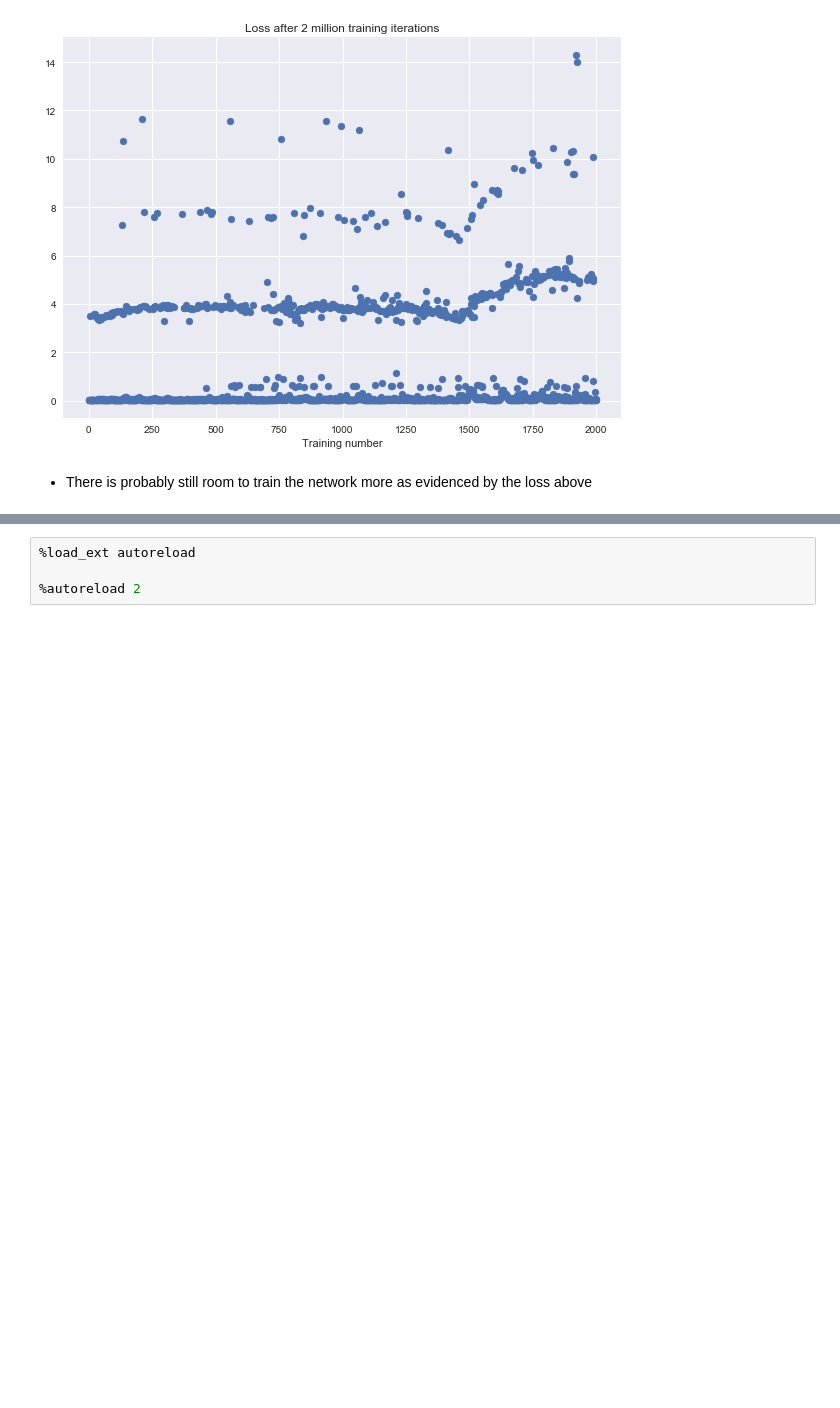
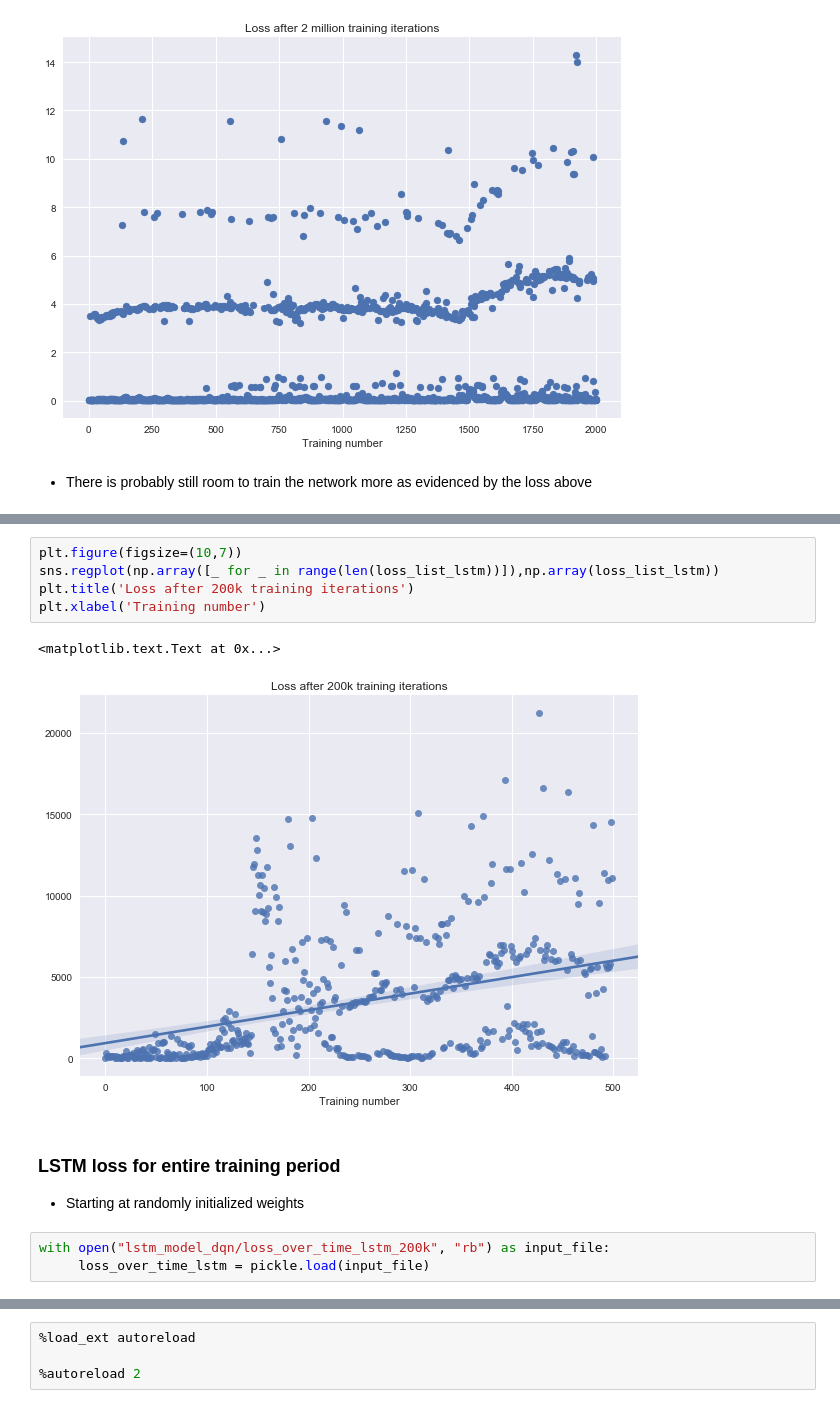
Before and after one commit to jonhilgart22/UNH-projects, a Jupyter notebook: deep_learning/notebooks/NYC_Maximize_Taxi_Cab_Fare_With_Reinforcement_Learning.ipynb, the cells around one changed output, grey strips where cells are left out. Saved outputs shown, nothing was run; the diff lists cells and outputs as text; blank space fills up the shorter version.

```diff
--- a/deep_learning/notebooks/NYC_Maximize_Taxi_Cab_Fare_With_Reinforcement_Learning.ipynb
+++ b/deep_learning/notebooks/NYC_Maximize_Taxi_Cab_Fare_With_Reinforcement_Learning.ipynb
@@ -1008,0 +1059,14 @@ plt.xlabel('Training number')
+# %%
+plt.figure(figsize=(10,7))
+sns.regplot(np.array([_ for _ in range(len(loss_list_lstm))]),np.array(loss_list_lstm))
+plt.title('Loss after 200k training iterations')
+plt.xlabel('Training number')
+# %% [output]
+<matplotlib.text.Text at 0x...>
+[figure, added]
+# %% [markdown]
+### LSTM loss for entire training period
+- Starting at randomly initialized weights
+# %%
+with open("lstm_model_dqn/loss_over_time_lstm_200k", "rb") as input_file:
+     loss_over_time_lstm = pickle.load(input_file)
```
Also changed, not shown: parts of 52 cells of this notebook, 15 other files.
